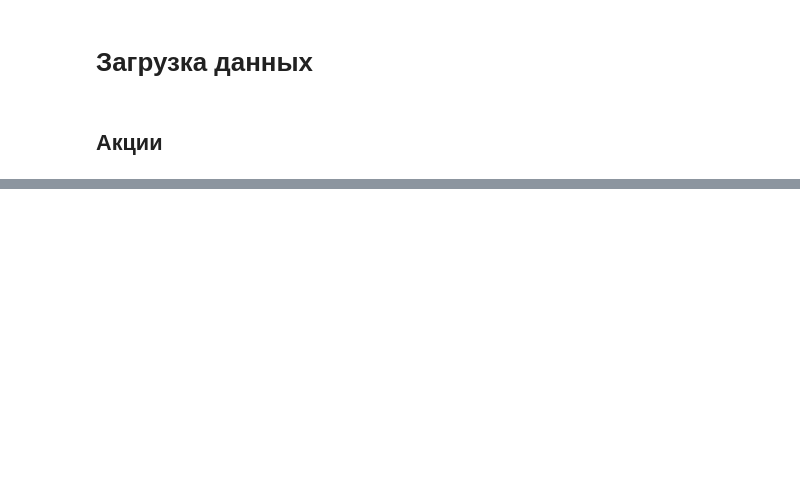
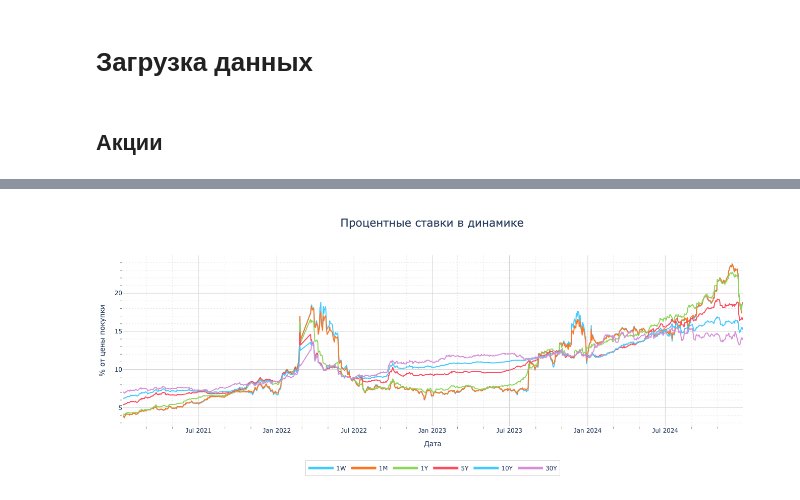
Before and after one commit to seemsGoodNow/risk_management_2, a Jupyter notebook: project.ipynb, the cells around one changed output, grey strips where cells are left out. Drawn from its saved outputs; the diff is of its cells as text; code cells hidden in the pictures; blank space fills up the shorter version.

Commit message:
added rates and bonds

```diff
--- a/project.ipynb
+++ b/project.ipynb
@@ -104,0 +223,7 @@ plt.show()
+# %%
+rates = pd.read_excel(path_data + 'rates.xlsx')
+rates['Дата'] = pd.to_datetime(rates['Дата'], format='%d.%m.%Y')
+rates = rates.rename(columns={
+    col: col.split()[-1] for col in rates.columns[1:]
+})
+rates.head()
@@ -104,0 +237,10 @@ plt.show()
+# %%
+cols_to_show = ['1W', '1M', '1Y', '5Y', '10Y', '30Y']
+plot_ts_plotly(
+    rates,
+    x='Дата',
+    y=cols_to_show,
+    title='Процентные ставки в динамике'
+)
+# %% [output]
+[figure, added]
```
Also changed, not shown: parts of 12 cells of this notebook, 11 other files.
